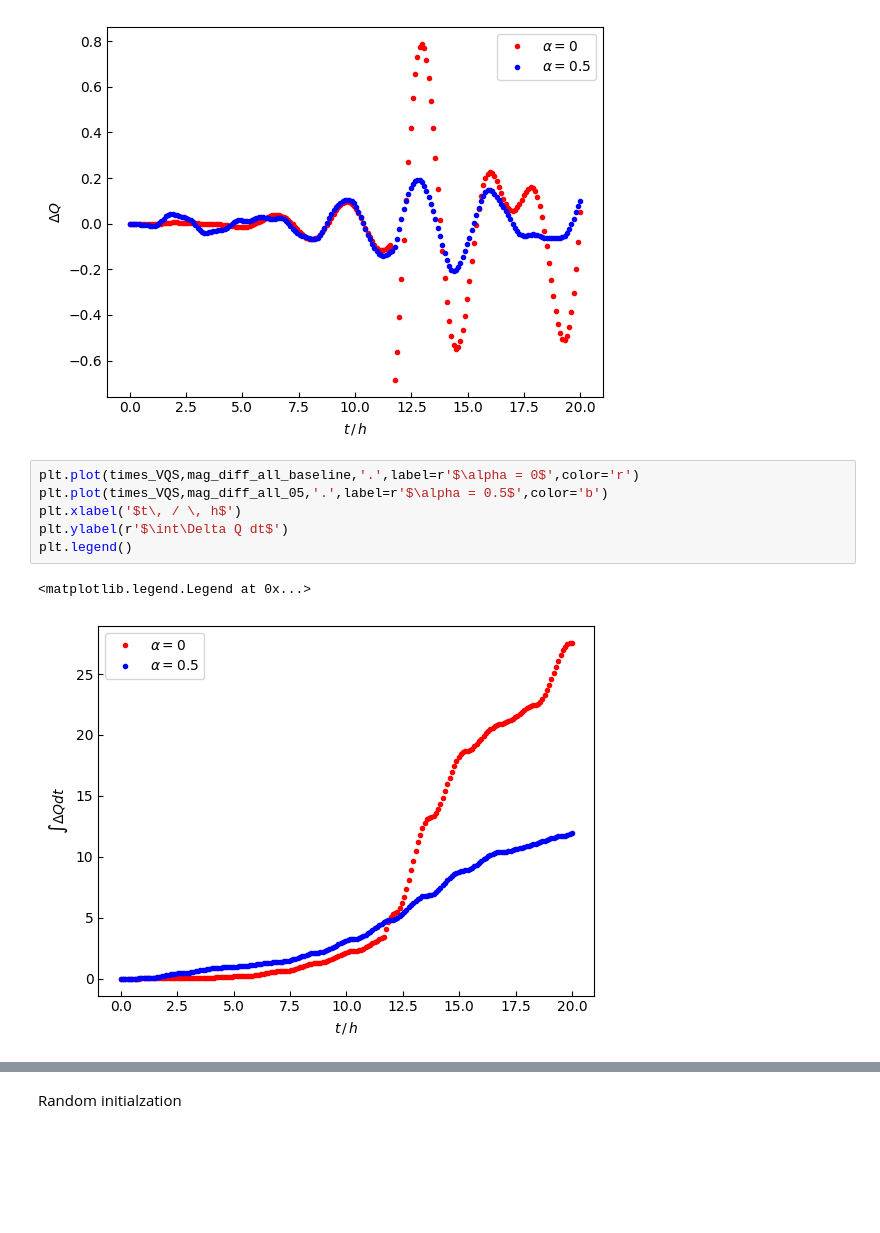
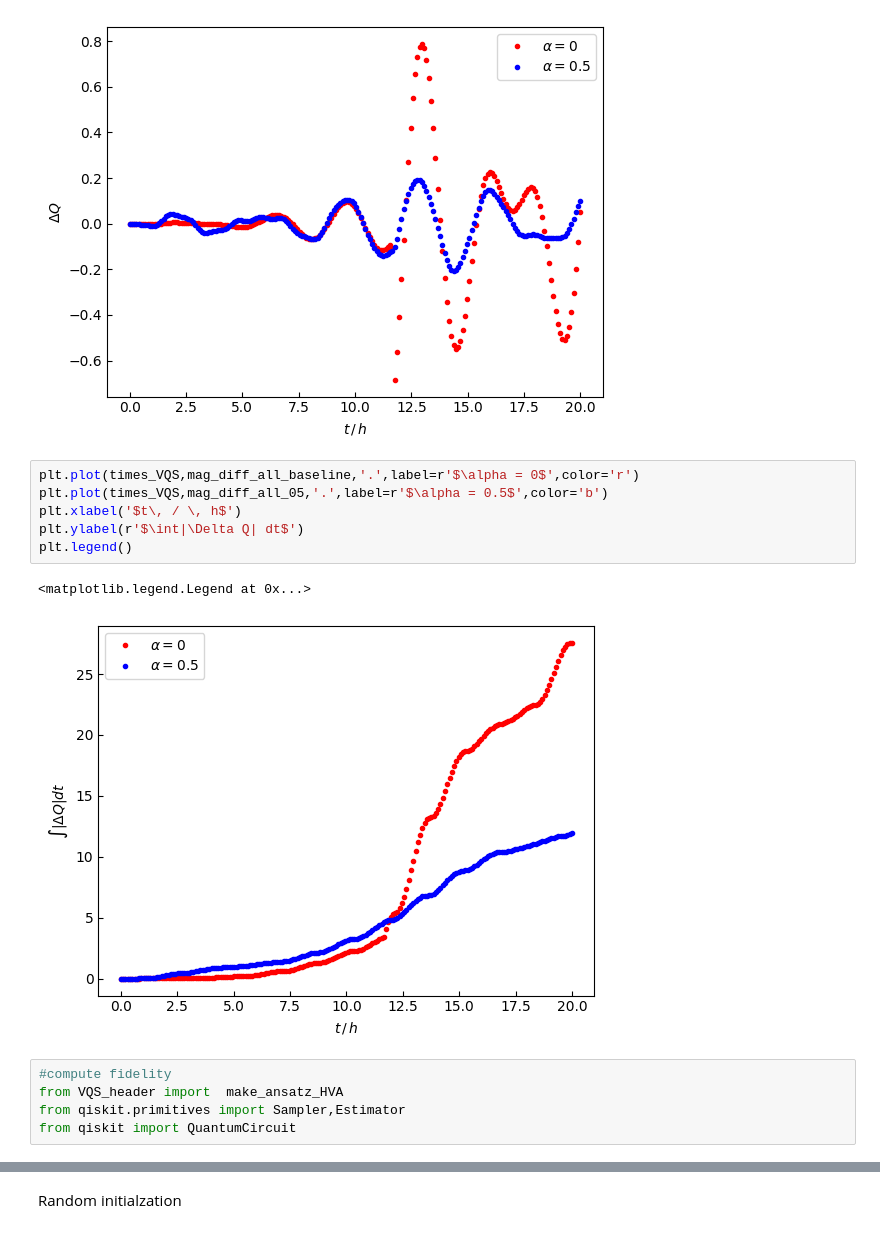
Before and after one commit to Zhelun-Li/VQS, a Jupyter notebook: energyCorrection_studies.ipynb, the cells around one changed output, grey strips where cells are left out. Drawn from its saved outputs; the diff is of its cells as text; blank space fills up the shorter version.

```diff
--- a/energyCorrection_studies.ipynb
+++ b/energyCorrection_studies.ipynb
@@ -253,9 +256,14 @@ plt.legend()
 # %%
 plt.plot(times_VQS,mag_diff_all_baseline,'.',label=r'$\alpha = 0$',color='r')
 plt.plot(times_VQS,mag_diff_all_05,'.',label=r'$\alpha = 0.5$',color='b')
 plt.xlabel('$t\, / \, h$')
-plt.ylabel(r'$\int\Delta Q dt$')
+plt.ylabel(r'$\int|\Delta Q| dt$')
 plt.legend()
 # %% [output]
 <matplotlib.legend.Legend at 0x...>
-[figure, old version]
+[figure, new version]
+# %%
+#compute fidelity
+from VQS_header import  make_ansatz_HVA
+from qiskit.primitives import Sampler,Estimator
+from qiskit import QuantumCircuit
```
Also changed, not shown: parts of 8 cells of this notebook.
